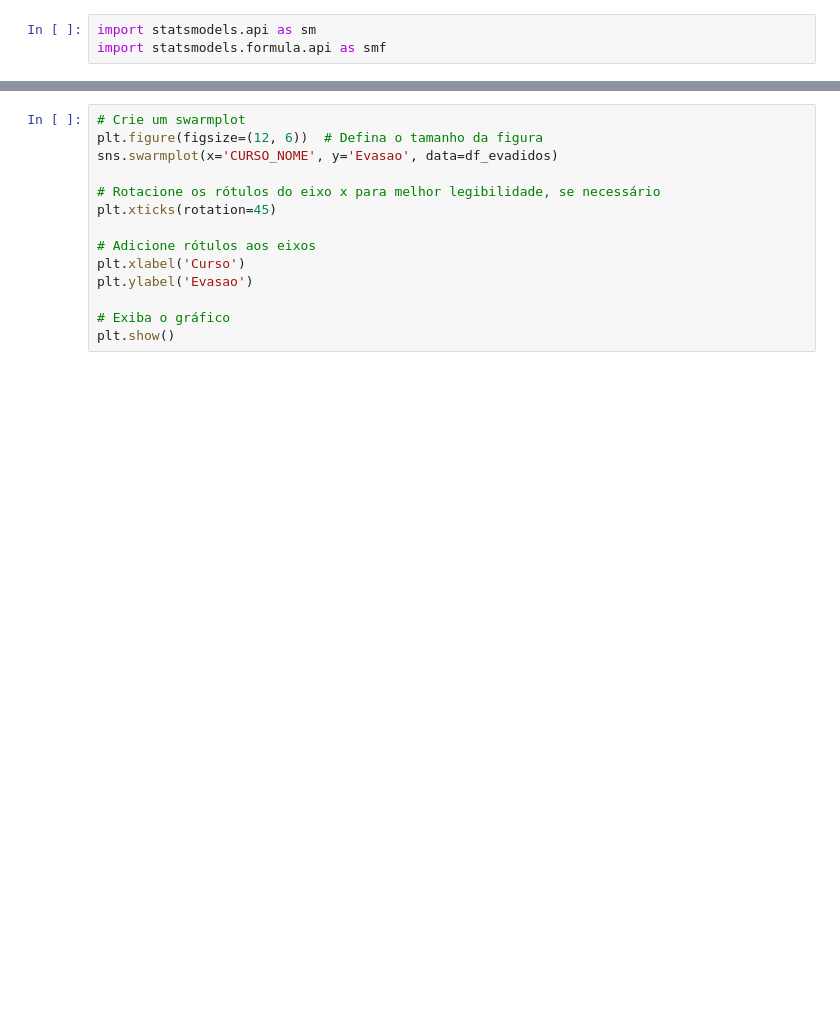
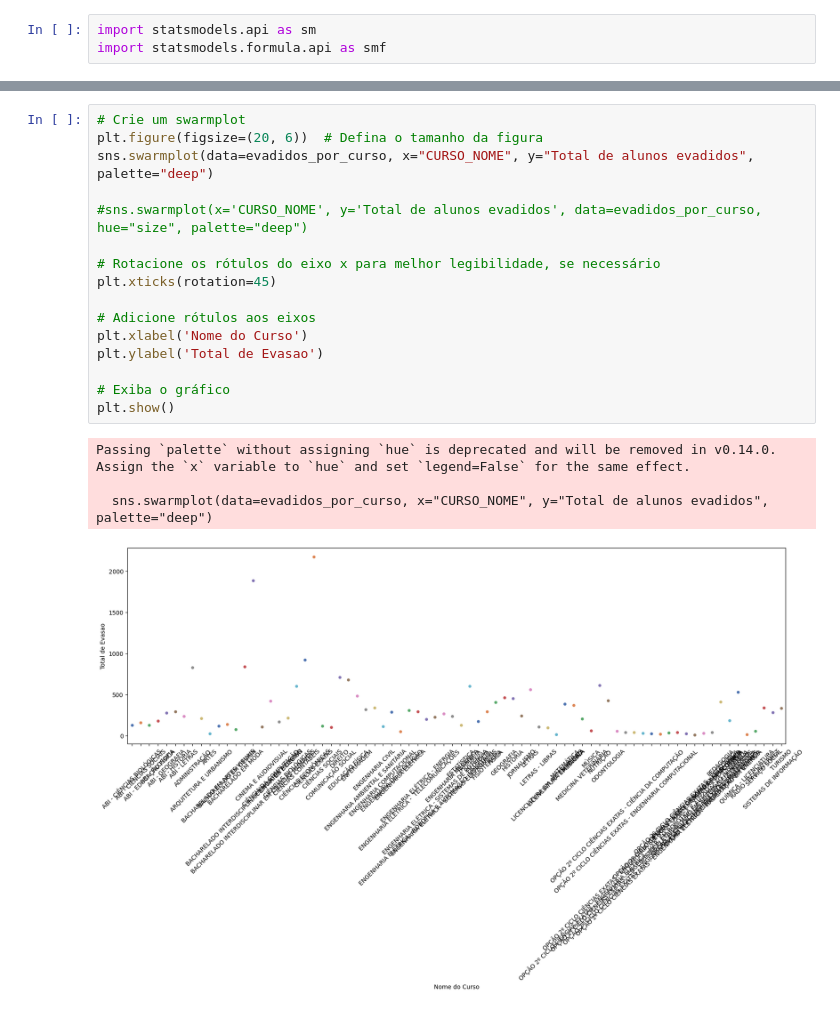
Before and after one commit to heliomacedofilho/projetos-do-bootcamp-analise-de-dados-enap-2023, a Jupyter notebook: analise_da_evasao_estudantil/Dados/Regressão linear.ipynb, the cells around one changed output, grey strips where cells are left out. Drawn from its saved outputs; the diff is of its cells as text; blank space fills up the shorter version.

```diff
--- a/analise_da_evasao_estudantil/Dados/Regressão linear.ipynb
+++ b/analise_da_evasao_estudantil/Dados/Regressão linear.ipynb
@@ -266,15 +270,22 @@ evadidos_por_curso
 76 rows × 2 columns
 # %%
 # Crie um swarmplot
-plt.figure(figsize=(12, 6))  # Defina o tamanho da figura
-sns.swarmplot(x='CURSO_NOME', y='Evasao', data=df_evadidos)
+plt.figure(figsize=(20, 6))  # Defina o tamanho da figura
+sns.swarmplot(data=evadidos_por_curso, x="CURSO_NOME", y="Total de alunos evadidos", palette="deep")
+
+#sns.swarmplot(x='CURSO_NOME', y='Total de alunos evadidos', data=evadidos_por_curso, hue="size", palette="deep")
 
 # Rotacione os rótulos do eixo x para melhor legibilidade, se necessário
 plt.xticks(rotation=45)
 
 # Adicione rótulos aos eixos
-plt.xlabel('Curso')
-plt.ylabel('Evasao')
+plt.xlabel('Nome do Curso')
+plt.ylabel('Total de Evasao')
 
 # Exiba o gráfico
 plt.show()
+# %% [output]
+Passing `palette` without assigning `hue` is deprecated and will be removed in v0.14.0. Assign the `x` variable to `hue` and set `legend=False` for the same effect.
+
+  sns.swarmplot(data=evadidos_por_curso, x="CURSO_NOME", y="Total de alunos evadidos", palette="deep")
+[figure, added]
```
Also changed, not shown: parts of 8 cells of this notebook.
